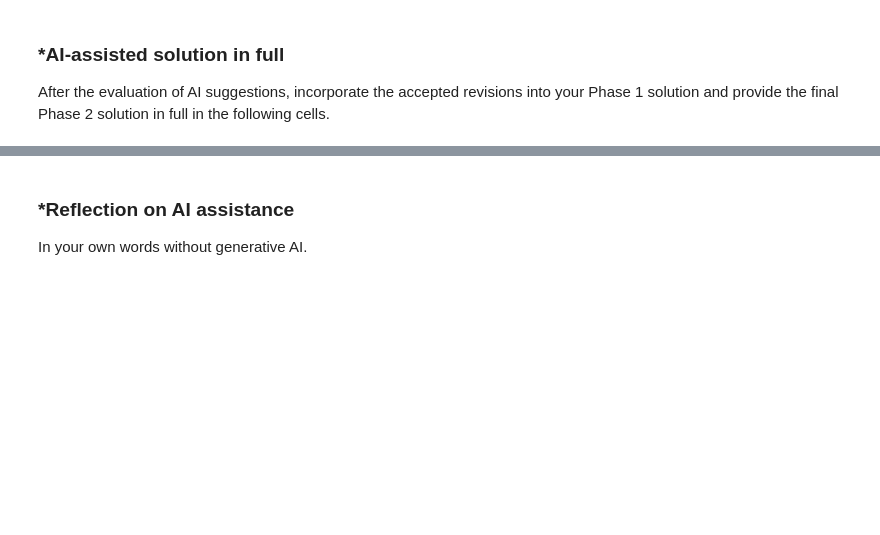
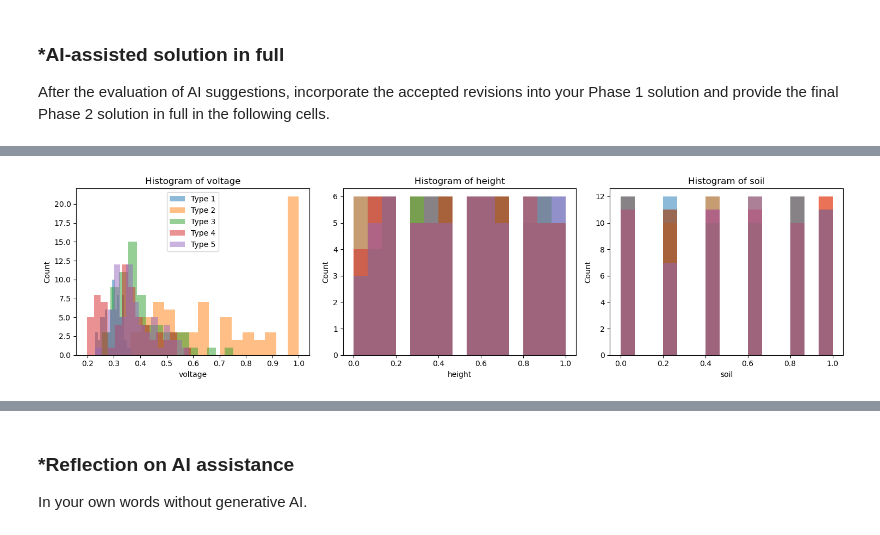
Before and after one commit to JieiOta/A03-knn, a Jupyter notebook: A03-knn/notebook.ipynb, the cells around one changed output, grey strips where cells are left out. Cells and saved outputs as stored; diff of their text form; code cells hidden in the pictures; blank space fills up the shorter version.

```diff
--- a/A03-knn/notebook.ipynb
+++ b/A03-knn/notebook.ipynb
@@ -143,0 +173,80 @@ After the evaluation of AI suggestions, incorporate the accepted revisions into
+# %%
+#Question 2
+import pandas as pd
+import numpy as np
+from sklearn.neighbors import KNeighborsClassifier
+from sklearn.preprocessing import MinMaxScaler
+from sklearn.model_selection import train_test_split
+from sklearn.model_selection import cross_val_score
+from sklearn.metrics import accuracy_score, confusion_matrix
+df = pd.read_csv('/Users/jieiota/Documents/Year 3 Semester 1/DS 3001/A03-knn/data/land_mines.csv')
+print(df.isnull().sum())
+print(df.describe())
+print(df.shape)
+print(df.info())
+df.head()
+
+import matplotlib.pyplot as plt
+
+features = ["voltage", "height", "soil"]
+mine_types = sorted(df["mine_type"].unique())
+
+fig, axes = plt.subplots(1, 3, figsize=(15, 4))
+
+for i, col in enumerate(features):
+    for m in mine_types:
+        subset = df[df["mine_type"] == m]
+        axes[i].hist(subset[col], bins=15, alpha=0.5, label=f"Type {m}")
+    axes[i].set_title(f"Histogram of {col}")
+    axes[i].set_xlabel(col)
+    axes[i].set_ylabel("Count")
+    if i == 0:
+        axes[i].legend()
+
+plt.tight_layout()
+plt.show()
+
+X = df[["voltage", "height", "soil"]]
+Y = df["mine_type"]
+
+X_train, X_test, y_train, y_test = train_test_split(
+    X, Y, test_size=0.5, random_state=42, stratify=Y
+)
+
+#print( X_train,'\n', X_test)
+print(f"X_train shape: {X_train.shape} | X_test shape: {X_test.shape}")
+#print( y_train,'\n', y_test)
+
+
+classification_scaler = MinMaxScaler()
+X_train_scaled = classification_scaler.fit_transform(X_train)
+X_test_scaled = classification_scaler.transform(X_test)
+
+eval_ks = np.arange(1, 51)
+eval_valid = []
+for eval_k in eval_ks:
+    model = KNeighborsClassifier(n_neighbors= int(eval_k))
+    eval_valid.append(
+        cross_val_score(
+            model, X_train_scaled, y_train, cv=5, scoring="accuracy"
+        ).mean()
+    )
+
+best_k = int(eval_ks[np.argmax(eval_valid)])
+knn = KNeighborsClassifier(n_neighbors=best_k)
+knn.fit(X_train_scaled, y_train)
+
+print(f"Optimal k selected: {best_k}")
+print(
+    f"Test Accuracy: {accuracy_score(y_test, knn.predict(X_test_scaled)):.4f}"
+)
+
+# k is selected by going from values 1-50 and testing the accuracy of each one to find the highest.
+
+cm = confusion_matrix(y_test, knn.predict(X_test_scaled))
+print(cm)
+
+# With every predictive modeling, errors can still occur and with that I'd advise someone to also be monitoring the outputs
+# from these as well if possible as a human verification can help improve success rates. Additionally, in some instances a false
+# positive or a false negative may be more detrimental, so training the model to lean further away from one of those could be helpful as well.
+# %% [output]
@@ -143,0 +270 @@ After the evaluation of AI suggestions, incorporate the accepted revisions into
+[figure, added]
```
Also changed, not shown: parts of 7 cells of this notebook, 2 other files.
